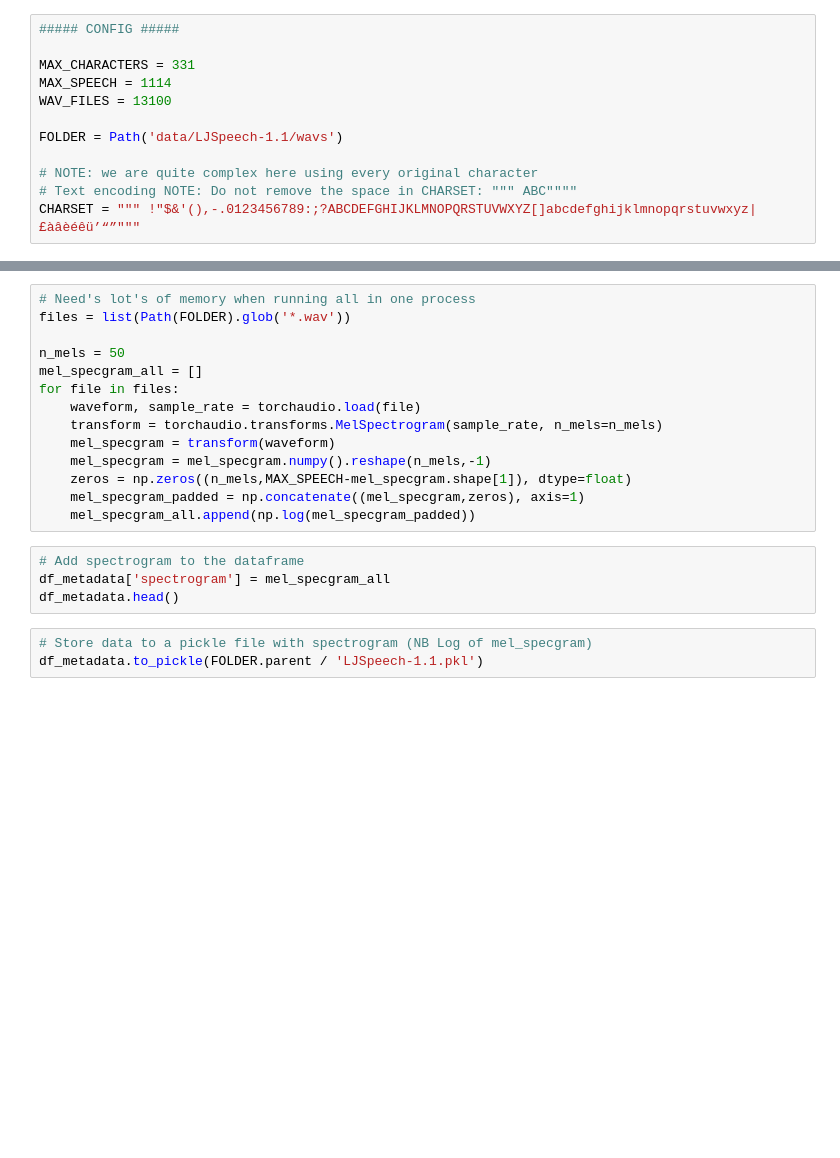
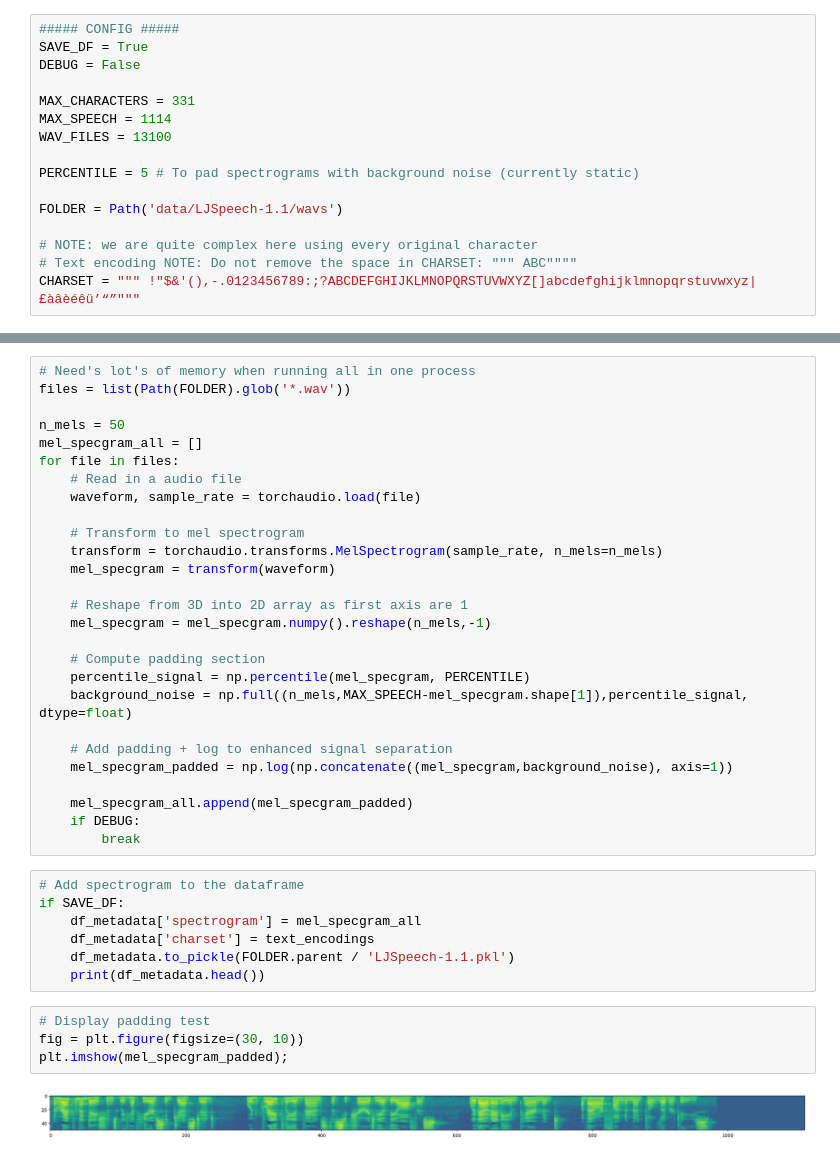
Before and after one commit to Bekkelien/dementiakiller, a Jupyter notebook: preprocess.ipynb, the cells around one changed output, grey strips where cells are left out. Saved outputs shown, nothing was run; the diff lists cells and outputs as text; blank space fills up the shorter version.

```diff
--- a/preprocess.ipynb
+++ b/preprocess.ipynb
@@ -7,10 +8,14 @@ from pathlib import Path
 from helpers import extract_metadata
 # %%
 ##### CONFIG #####
+SAVE_DF = True
+DEBUG = False
 
 MAX_CHARACTERS = 331
 MAX_SPEECH = 1114
 WAV_FILES = 13100
+
+PERCENTILE = 5 # To pad spectrograms with background noise (currently static)
 
 FOLDER = Path('data/LJSpeech-1.1/wavs')
 
@@ -43,17 +49,36 @@ files = list(Path(FOLDER).glob('*.wav'))
 n_mels = 50
 mel_specgram_all = []
 for file in files:
+    # Read in a audio file
     waveform, sample_rate = torchaudio.load(file)
+
+    # Transform to mel spectrogram
     transform = torchaudio.transforms.MelSpectrogram(sample_rate, n_mels=n_mels)
     mel_specgram = transform(waveform)
+
+    # Reshape from 3D into 2D array as first axis are 1
     mel_specgram = mel_specgram.numpy().reshape(n_mels,-1)
-    zeros = np.zeros((n_mels,MAX_SPEECH-mel_specgram.shape[1]), dtype=float)
-    mel_specgram_padded = np.concatenate((mel_specgram,zeros), axis=1)
-    mel_specgram_all.append(np.log(mel_specgram_padded))
+
+    # Compute padding section
+    percentile_signal = np.percentile(mel_specgram, PERCENTILE)
+    background_noise = np.full((n_mels,MAX_SPEECH-mel_specgram.shape[1]),percentile_signal, dtype=float)
+
+    # Add padding + log to enhanced signal separation
+    mel_specgram_padded = np.log(np.concatenate((mel_specgram,background_noise), axis=1))
+
+    mel_specgram_all.append(mel_specgram_padded)
+    if DEBUG:
+        break
 # %%
 # Add spectrogram to the dataframe
-df_metadata['spectrogram'] = mel_specgram_all
-df_metadata.head()
+if SAVE_DF:
+    df_metadata['spectrogram'] = mel_specgram_all
+    df_metadata['charset'] = text_encodings
+    df_metadata.to_pickle(FOLDER.parent / 'LJSpeech-1.1.pkl')
+    print(df_metadata.head())
-# %%
-# Store data to a pickle file with spectrogram (NB Log of mel_specgram)
-df_metadata.to_pickle(FOLDER.parent / 'LJSpeech-1.1.pkl')
+# %%
+# Display padding test
+fig = plt.figure(figsize=(30, 10))
+plt.imshow(mel_specgram_padded);
+# %% [output]
+[figure, added]
```
Also changed, not shown: parts of 3 cells of this notebook, 1 other file.
